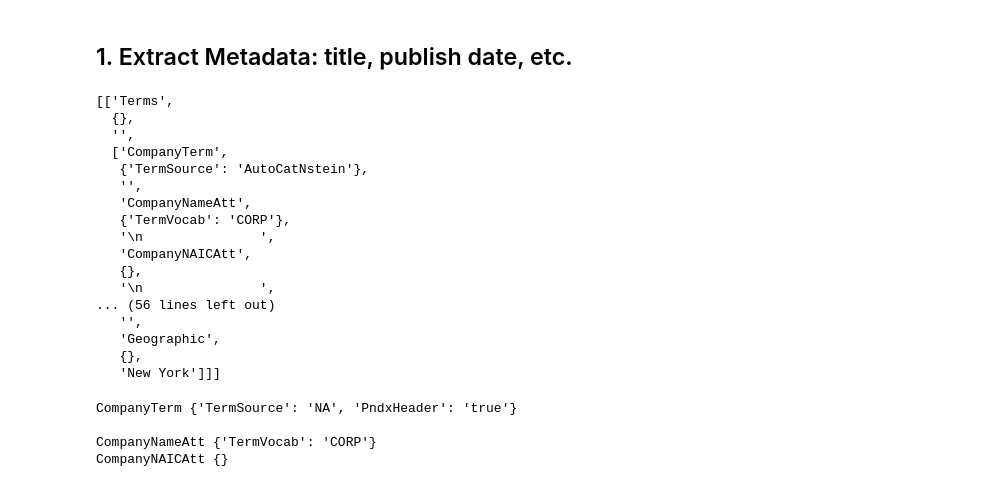
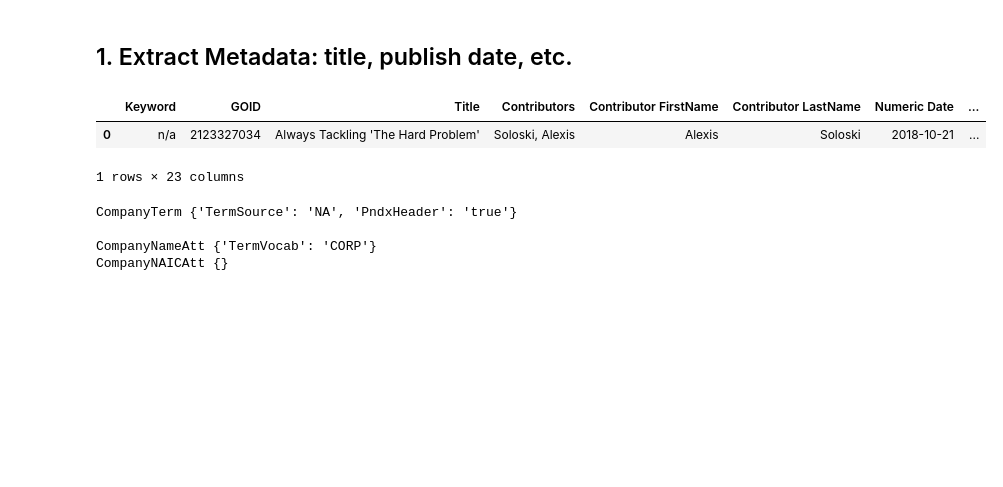
Before and after one commit to conquerv0/NLP_MacroEconIndiactors, a Jupyter notebook: Mining_Pipeline/text_mining.ipynb, the cells around one changed output. Drawn from its saved outputs; the diff is of its cells as text; code cells hidden in the pictures; blank space fills up the shorter version.

Commit message:
Extrac_Meta: data shape cleanup, added na.

```diff
--- a/Mining_Pipeline/text_mining.ipynb
+++ b/Mining_Pipeline/text_mining.ipynb
@@ -50,6 +50,7 @@ def extract_meta(path):
     for item in root.iter('PubFrosting'):
         for title in item.iter('Qualifier'):
             meta['Qualifier'].append(title.text)
+            break
 
     for item in root.iter('ISO'):
         meta['Language'].append(item[1].text.strip())
@@ -57,13 +58,22 @@ def extract_meta(path):
     # Contributor Info
     for item in root.iter('Contributors'):
         for contributor in item:
-            meta['Contributors'].append(contributor[0][0].text)
+            if not meta['Contributors']:
+                meta['Contributors'].append(contributor[0][0].text)
+            else:
+                meta['Contributors'].append('^^'+contributor[0][0].text)
 
     for item in root.iter('LastName'):
-        meta['Contributor LastName'].append(item.text)
+        if not meta['Contributor LastName']:
+            meta['Contributor LastName'].append(item.text)
+        else:
+            meta['Contributor LastName'].append('^^'+item.text)
 
     for item in root.iter('FirstName'):
-        meta['Contributor FirstName'].append(item.text)
+        if not meta['Contributor FirstName']:
+            meta['Contributor FirstName'].append(item.text)
+        else:
+            meta['Contributor FirstName'].append('^^'+item.text)
 
     for item in root.iter('NumericDate'):
         meta['Numeric Date'].append(item.text)
@@ -98,17 +108,6 @@ def extract_meta(path):
             terms.append(item_info)
         meta['Terms'].append(terms)
 
-    for title in root.iter('Terms'):
-        terms = [title.tag, title.attrib, title.text.strip()]
-        for item in title:
-            item_info = [item.tag, item.attrib, item.text.strip()]
-            for sub in item:
-                item_info.append(sub.tag)
-                item_info.append(sub.attrib)
-                item_info.append(sub.text)
-            terms.append(item_info)
-        meta['Terms'].append(terms)
-
     # for title in root.iter('GenSubjTerm'):
     #     terms = [title.tag, title.attrib, title.text.strip()]
     #     for item in title:
@@ -116,57 +115,50 @@ def extract_meta(path):
     #         terms.append(item.attrib)
     #     meta['Subject Terms'].append(item.text)
 
-    for item in root.iter('StartPage'):
-        meta['StartPage'].append(item.text)
-
     for item in root.iter('PubFrosting'):
         for title in item.iter('Title'):
             meta['Title of Newspaper'].append(item[2].text)
+            break
 
     for item in root.iter('PubFrosting'):
         for title in root.iter('Subjects'):
             meta['Subjects'].append(title[0].text)
 
     for item in root.iter('TextInfo'):
         for title in item:
             meta['Word Count'].append(title.attrib['WordCount'])
     # df_meta = pd.DataFrame(data=meta)
 
     for item in root.iter('PubFrosting'):
         for title in root.iter('MpubId'):
             meta['MpubId'].append(title.text)
 
     for item in root.iter('PubFrosting'):
         for title in root.iter('StartDate'):
             meta['Start Date'].append(title.text)
+            break
 
     for item in root.iter('PubFrosting'):
         for title in root.iter('EndDate'):
             meta['End Date'].append(title.text)
+            break
+
+    # add na if any header info is not found
+    for k in meta:
+        if not meta[k]:
+            meta[k].append('n/a')
 
     return meta
 
 path = 'RE_Sample_XMLs/2123327034.xml'
 meta = extract_meta(path)
-meta['Terms']
+
+meta_df = pd.DataFrame(data=meta)
+meta_df.head()
 # %% [output]
+|  | Keyword | GOID | Title | Contributors | Contributor FirstName | Contributor LastName | Numeric Date | ... |
+| 0 | n/a | 2123327034 | Always Tackling 'The Hard Problem' | Soloski, Alexis | Alexis | Soloski | 2018-10-21 | ... |
-[['Terms',
-  {},
-  '',
-  ['CompanyTerm',
-   {'TermSource': 'AutoCatNstein'},
-   '',
-   'CompanyNameAtt',
-   {'TermVocab': 'CORP'},
-   '\n               ',
-   'CompanyNAICAtt',
-   {},
-   '\n               ',
-... (56 lines left out)
-   '',
-   'Geographic',
-   {},
-   'New York']]]
+1 rows × 23 columns
 # %%
 for title in root.iter('CompanyTerm'):
     print(title.tag, title.attrib, title.text)
```
